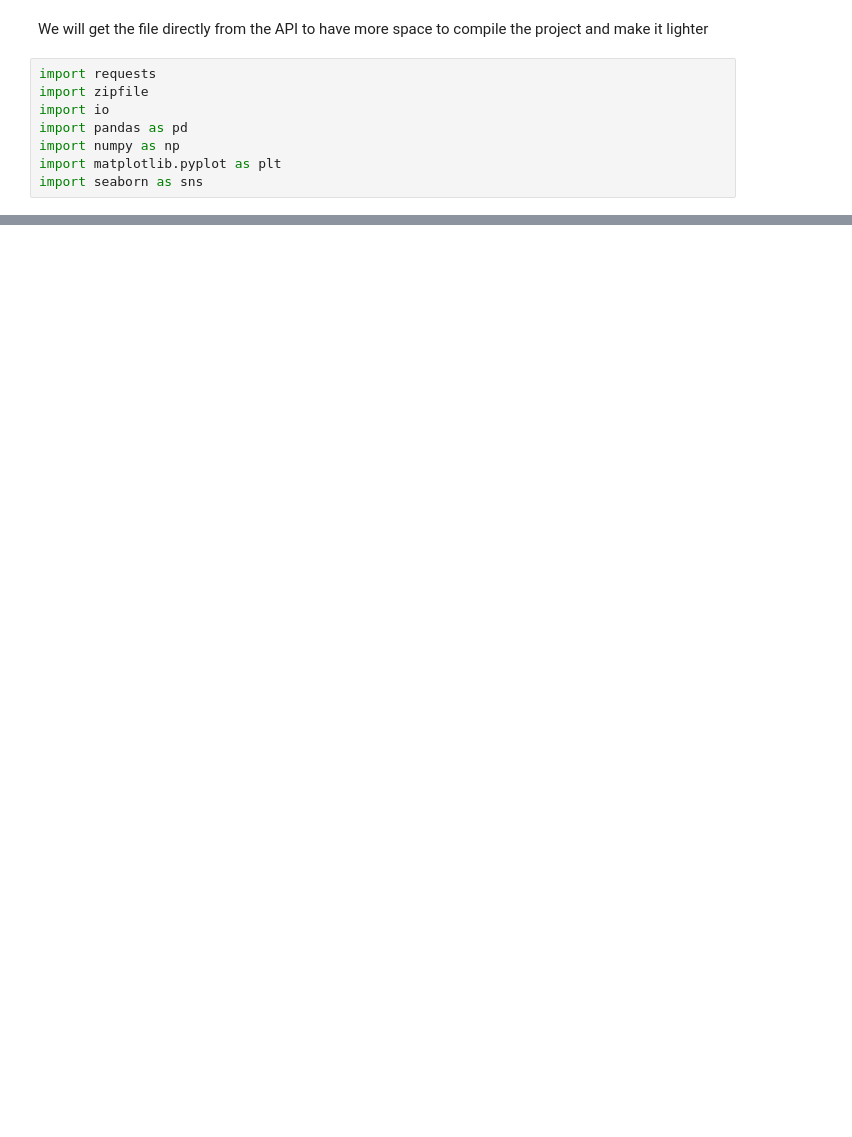
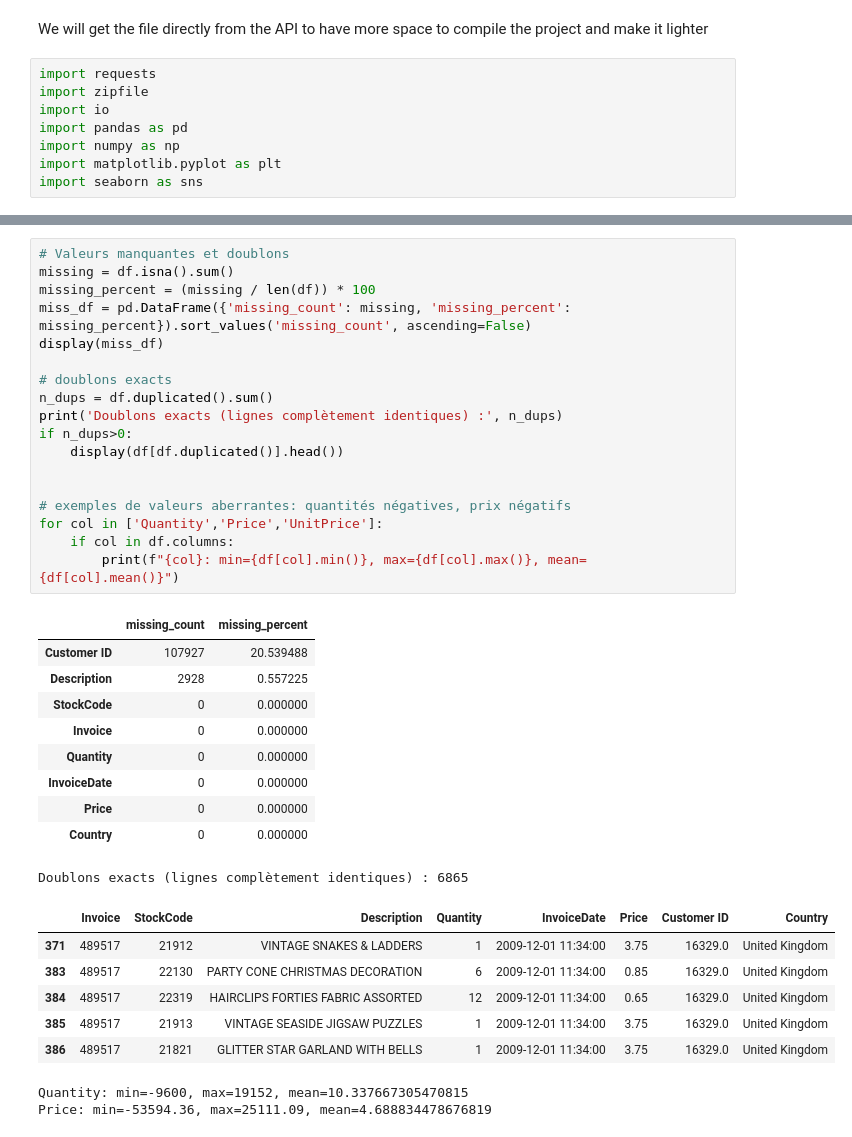
Before and after one commit to bonivalyvan/Projet-final-ECE-DataViz-2025, a Jupyter notebook: Exploration.ipynb, the cells around one changed output, grey strips where cells are left out. Cells and saved outputs as stored; diff of their text form; blank space fills up the shorter version.

```diff
--- a/Exploration.ipynb
+++ b/Exploration.ipynb
@@ -50,0 +114,37 @@ memory usage: 32.1+ MB
+# %%
+# Valeurs manquantes et doublons
+missing = df.isna().sum()
+missing_percent = (missing / len(df)) * 100
+miss_df = pd.DataFrame({'missing_count': missing, 'missing_percent': missing_percent}).sort_values('missing_count', ascending=False)
+display(miss_df)
+
+# doublons exacts
+n_dups = df.duplicated().sum()
+print('Doublons exacts (lignes complètement identiques) :', n_dups)
+if n_dups>0:
+    display(df[df.duplicated()].head())
+
+
+# exemples de valeurs aberrantes: quantités négatives, prix négatifs
+for col in ['Quantity','Price','UnitPrice']:
+    if col in df.columns:
+        print(f"{col}: min={df[col].min()}, max={df[col].max()}, mean={df[col].mean()}")
+# %% [output]
+|  | missing_count | missing_percent |
+| Customer ID | 107927 | 20.539488 |
+| Description | 2928 | 0.557225 |
+| StockCode | 0 | 0.000000 |
+| Invoice | 0 | 0.000000 |
+| Quantity | 0 | 0.000000 |
+| InvoiceDate | 0 | 0.000000 |
+| Price | 0 | 0.000000 |
+| Country | 0 | 0.000000 |
+Doublons exacts (lignes complètement identiques) : 6865
+|  | Invoice | StockCode | Description | Quantity | InvoiceDate | Price | Customer ID | Country |
+| 371 | 489517 | 21912 | VINTAGE SNAKES & LADDERS | 1 | 2009-12-01 11:34:00 | 3.75 | 16329.0 | United Kingdom |
+| 383 | 489517 | 22130 | PARTY CONE CHRISTMAS DECORATION | 6 | 2009-12-01 11:34:00 | 0.85 | 16329.0 | United Kingdom |
+| 384 | 489517 | 22319 | HAIRCLIPS FORTIES FABRIC ASSORTED | 12 | 2009-12-01 11:34:00 | 0.65 | 16329.0 | United Kingdom |
+| 385 | 489517 | 21913 | VINTAGE SEASIDE JIGSAW PUZZLES | 1 | 2009-12-01 11:34:00 | 3.75 | 16329.0 | United Kingdom |
+| 386 | 489517 | 21821 | GLITTER STAR GARLAND WITH BELLS | 1 | 2009-12-01 11:34:00 | 3.75 | 16329.0 | United Kingdom |
+Quantity: min=-9600, max=19152, mean=10.337667305470815
+Price: min=-53594.36, max=25111.09, mean=4.688834478676819
```
Also changed, not shown: parts of 4 cells of this notebook.
